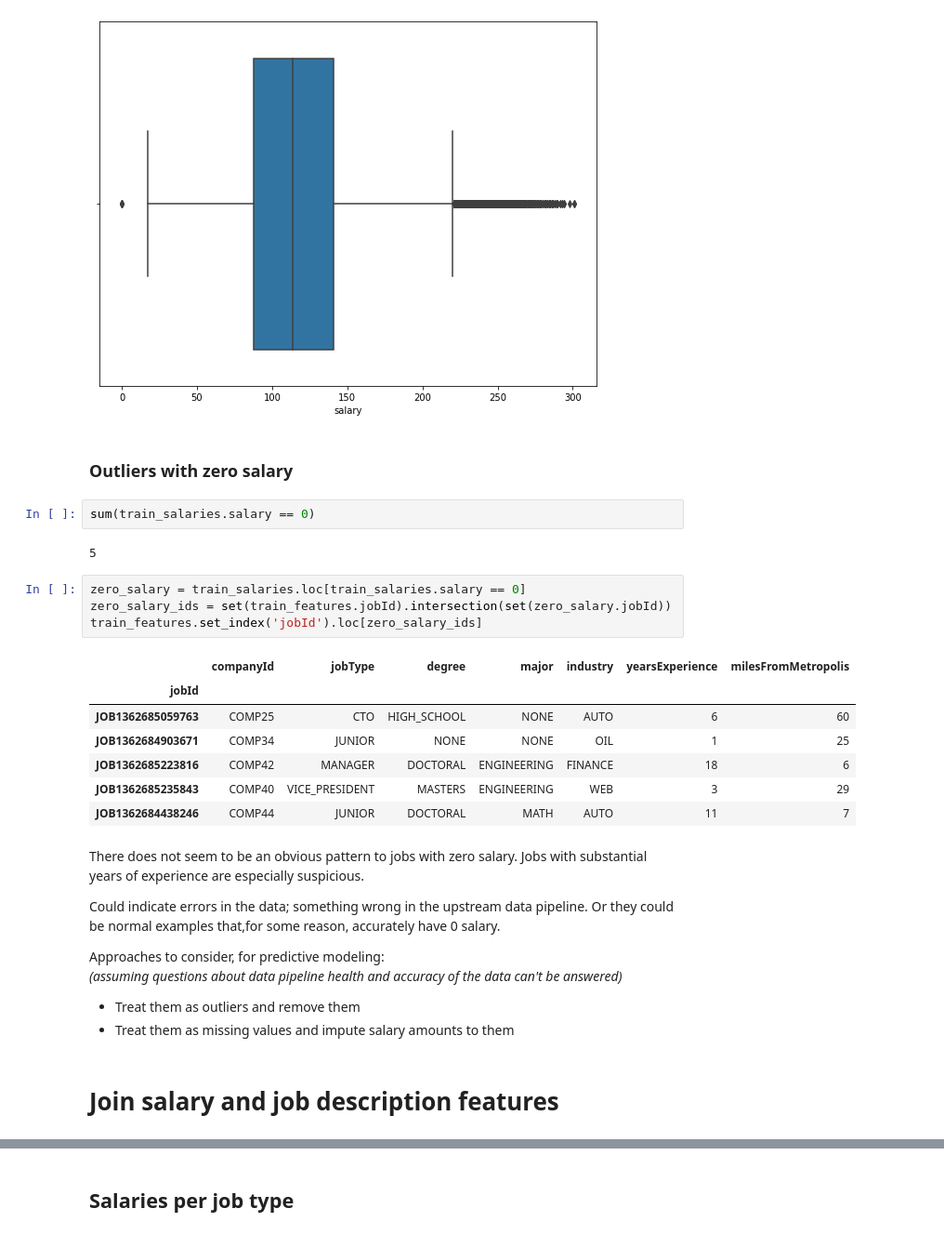
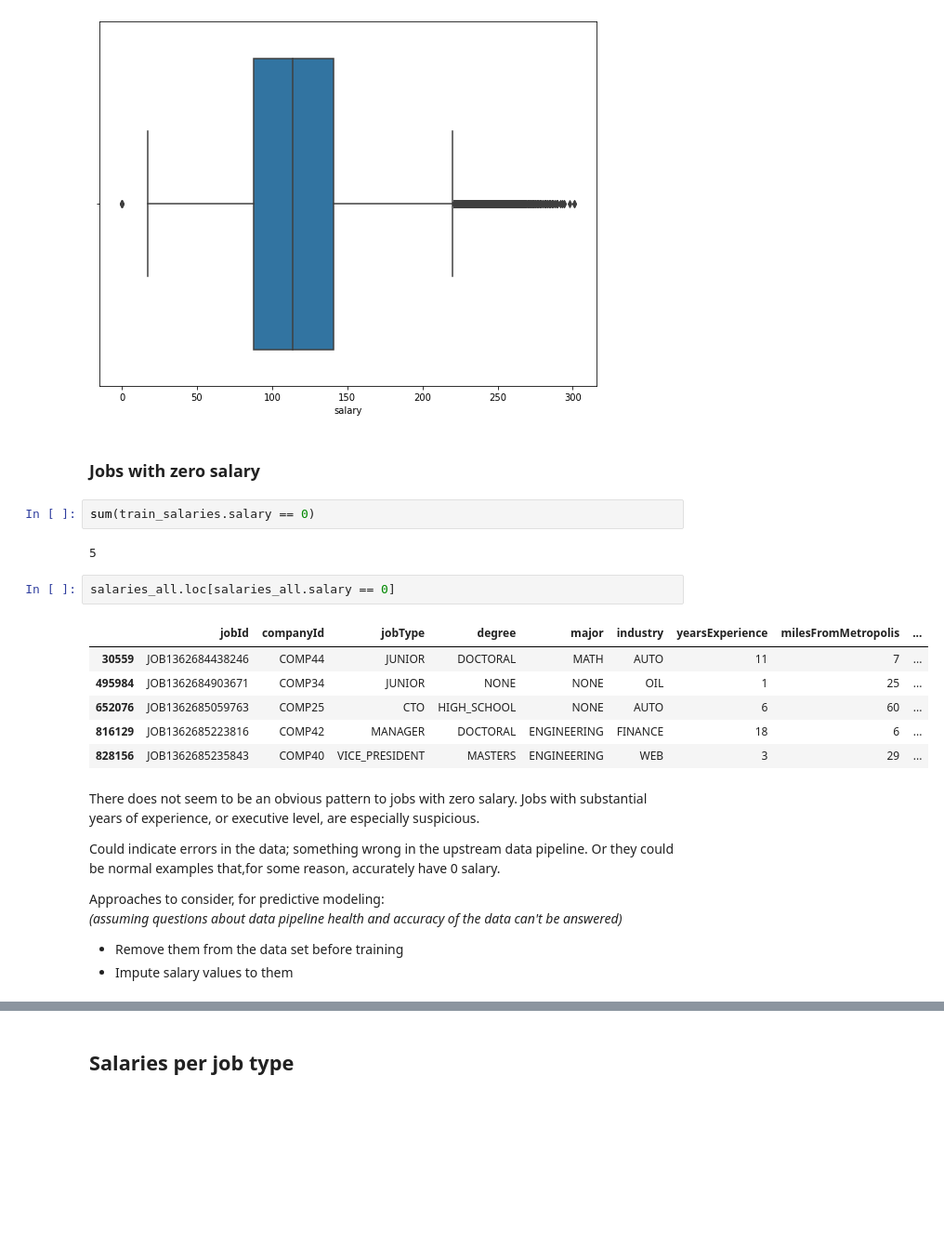
Before and after one commit to scottwiles/salary_prediction, a Jupyter notebook: notebooks/salary_prediction_eda.ipynb, the cells around one changed output, grey strips where cells are left out. Shown: that part at 93% size. Saved outputs shown, nothing was run; the diff lists cells and outputs as text; blank space fills up the shorter version.

```diff
--- a/notebooks/salary_prediction_eda.ipynb
+++ b/notebooks/salary_prediction_eda.ipynb
@@ -91,32 +152,27 @@ plt.show()
 # %% [output]
 [figure]
 # %% [markdown]
-### Outliers with zero salary
+### Jobs with zero salary
 # %%
 sum(train_salaries.salary == 0)
 # %% [output]
 5
-# %%
-zero_salary = train_salaries.loc[train_salaries.salary == 0]
-zero_salary_ids = set(train_features.jobId).intersection(set(zero_salary.jobId))
-train_features.set_index('jobId').loc[zero_salary_ids]
-# %% [output]
-|  | companyId | jobType | degree | major | industry | yearsExperience | milesFromMetropolis |
-| jobId |  |  |  |  |  |  |  |
-| JOB1362685059763 | COMP25 | CTO | HIGH_SCHOOL | NONE | AUTO | 6 | 60 |
-| JOB1362684903671 | COMP34 | JUNIOR | NONE | NONE | OIL | 1 | 25 |
-| JOB1362685223816 | COMP42 | MANAGER | DOCTORAL | ENGINEERING | FINANCE | 18 | 6 |
-| JOB1362685235843 | COMP40 | VICE_PRESIDENT | MASTERS | ENGINEERING | WEB | 3 | 29 |
-| JOB1362684438246 | COMP44 | JUNIOR | DOCTORAL | MATH | AUTO | 11 | 7 |
+# %%
+salaries_all.loc[salaries_all.salary == 0]
+# %% [output]
+|  | jobId | companyId | jobType | degree | major | industry | yearsExperience | milesFromMetropolis | ... |
+| 30559 | JOB1362684438246 | COMP44 | JUNIOR | DOCTORAL | MATH | AUTO | 11 | 7 | ... |
+| 495984 | JOB1362684903671 | COMP34 | JUNIOR | NONE | NONE | OIL | 1 | 25 | ... |
+| 652076 | JOB1362685059763 | COMP25 | CTO | HIGH_SCHOOL | NONE | AUTO | 6 | 60 | ... |
+| 816129 | JOB1362685223816 | COMP42 | MANAGER | DOCTORAL | ENGINEERING | FINANCE | 18 | 6 | ... |
+| 828156 | JOB1362685235843 | COMP40 | VICE_PRESIDENT | MASTERS | ENGINEERING | WEB | 3 | 29 | ... |
 # %% [markdown]
-There does not seem to be an obvious pattern to jobs with zero salary. Jobs with substantial years of experience are especially suspicious.
+There does not seem to be an obvious pattern to jobs with zero salary. Jobs with substantial years of experience, or executive level, are especially suspicious.
 
 Could indicate errors in the data; something wrong in the upstream data pipeline. Or they could be normal examples that,for some reason, accurately have 0 salary.
 
 
 Approaches to consider, for predictive modeling:
 _(assuming questions about data pipeline health and accuracy of the data can't be answered)_
-- Treat them as outliers and remove them
-- Treat them as missing values and impute salary amounts to them
+- Remove them from the data set before training
+- Impute salary values to them
-# %% [markdown]
-# Join salary and job description features
```
Also changed, not shown: parts of 32 cells of this notebook.
